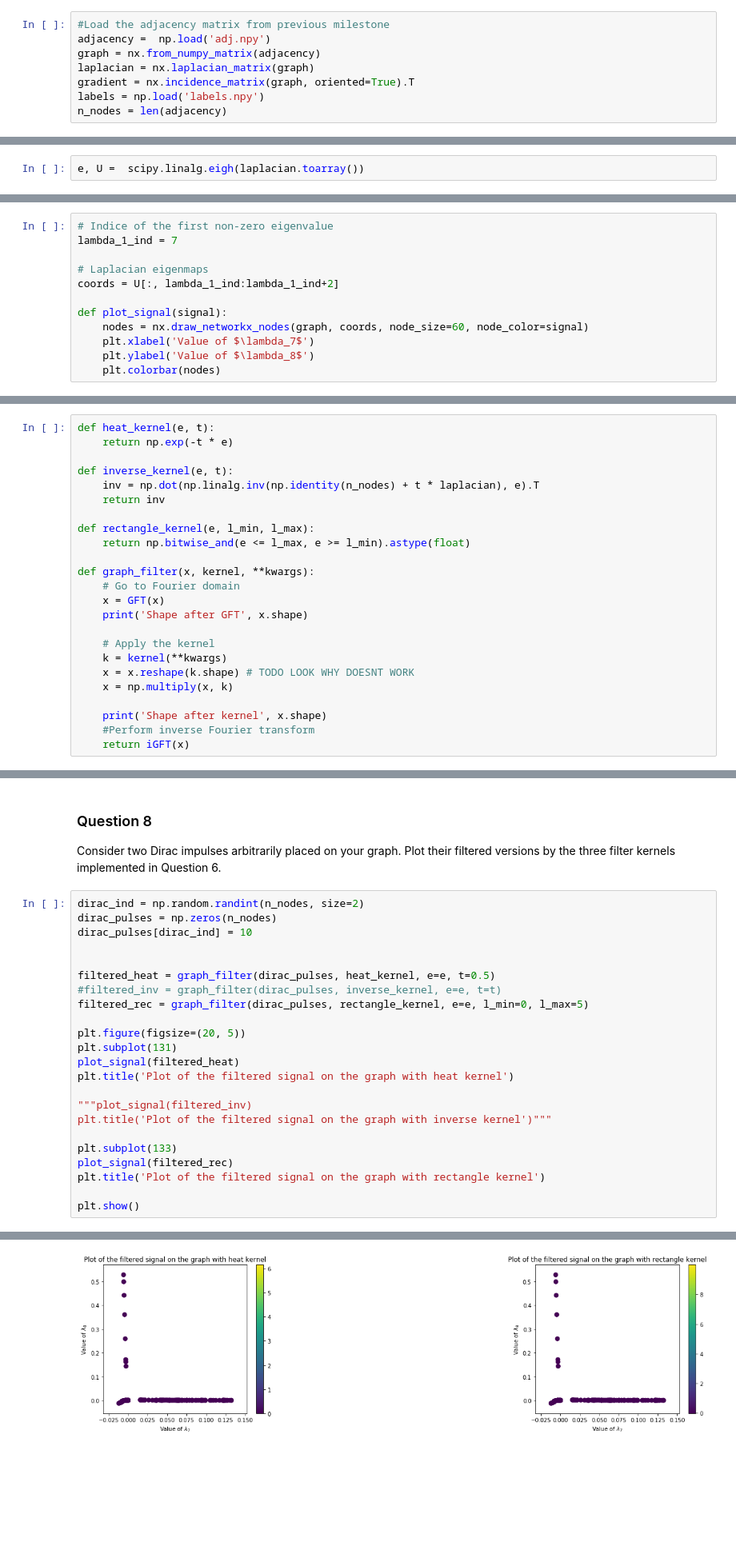
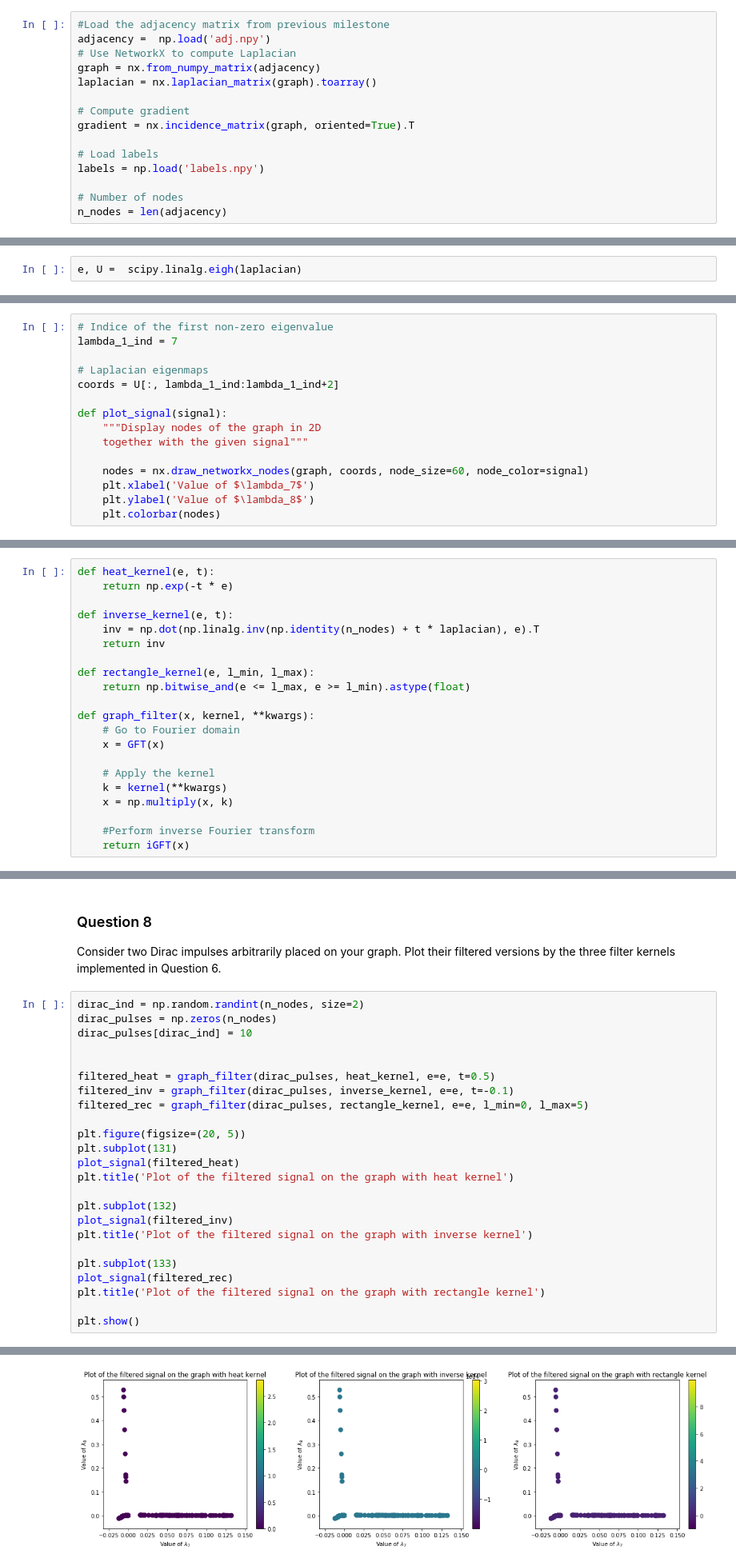
Before and after one commit to Adirlou/ntds_2018, a Jupyter notebook: 4_graph_signal_processing.ipynb, the cells around one changed output, grey strips where cells are left out. Shown at 80% size. Saved outputs shown, nothing was run; the diff lists cells and outputs as text; blank space fills up the shorter version.

```diff
--- a/4_graph_signal_processing.ipynb
+++ b/4_graph_signal_processing.ipynb
@@ -89,10 +92,17 @@ _Note_: If your features/labels are not floating-point numbers, please convert t
 # %%
 #Load the adjacency matrix from previous milestone
 adjacency =  np.load('adj.npy')
+# Use NetworkX to compute Laplacian
 graph = nx.from_numpy_matrix(adjacency)
-laplacian = nx.laplacian_matrix(graph)
+laplacian = nx.laplacian_matrix(graph).toarray()
+
+# Compute gradient
 gradient = nx.incidence_matrix(graph, oriented=True).T
+
+# Load labels
 labels = np.load('labels.npy')
+
+# Number of nodes
 n_nodes = len(adjacency)
 # %% [markdown]
 ## 1 - Graph Fourier Transform
@@ -105,4 +117,4 @@ Compute the Fourier basis vectors and the Laplacian eigenvalues. Make sure to or
 # %%
-e, U =  scipy.linalg.eigh(laplacian.toarray())
+e, U =  scipy.linalg.eigh(laplacian)
 # %% [markdown]
 Plot the first 3 and the last Fourier basis vectors as signals on your graph. Clearly indicate which plot belongs to which basis vector.
@@ -114,6 +128,9 @@ lambda_1_ind = 7
 coords = U[:, lambda_1_ind:lambda_1_ind+2]
 
 def plot_signal(signal):
+    """Display nodes of the graph in 2D
+    together with the given signal"""
+
     nodes = nx.draw_networkx_nodes(graph, coords, node_size=60, node_color=signal)
     plt.xlabel('Value of $\lambda_7$')
     plt.ylabel('Value of $\lambda_8$')
@@ -220,14 +240,11 @@ def rectangle_kernel(e, l_min, l_max):
 def graph_filter(x, kernel, **kwargs):
     # Go to Fourier domain
     x = GFT(x)
-    print('Shape after GFT', x.shape)
 
     # Apply the kernel
     k = kernel(**kwargs)
-    x = x.reshape(k.shape) # TODO LOOK WHY DOESNT WORK
     x = np.multiply(x, k)
 
-    print('Shape after kernel', x.shape)
     #Perform inverse Fourier transform
     return iGFT(x)
 # %% [markdown]
@@ -263,7 +280,7 @@ dirac_pulses[dirac_ind] = 10
 
 
 filtered_heat = graph_filter(dirac_pulses, heat_kernel, e=e, t=0.5)
-#filtered_inv = graph_filter(dirac_pulses, inverse_kernel, e=e, t=t)
+filtered_inv = graph_filter(dirac_pulses, inverse_kernel, e=e, t=-0.1)
 filtered_rec = graph_filter(dirac_pulses, rectangle_kernel, e=e, l_min=0, l_max=5)
 
 plt.figure(figsize=(20, 5))
@@ -271,8 +288,9 @@ plt.subplot(131)
 plot_signal(filtered_heat)
 plt.title('Plot of the filtered signal on the graph with heat kernel')
 
-"""plot_signal(filtered_inv)
-plt.title('Plot of the filtered signal on the graph with inverse kernel')"""
+plt.subplot(132)
+plot_signal(filtered_inv)
+plt.title('Plot of the filtered signal on the graph with inverse kernel')
 
 plt.subplot(133)
 plot_signal(filtered_rec)
@@ -287,4 +301,4 @@ Shape after kernel (3330,)
-[figure, old version]
+[figure, new version]
 # %% [markdown]
 Comment on the "diffusion" of the Diracs induced by the filters. What does it say about the "communication" of information across your network? Relate that to the network connectivity measures that you analyzed during the previous milestones.
 # %% [markdown]
```
Also changed, not shown: parts of 7 cells of this notebook.
